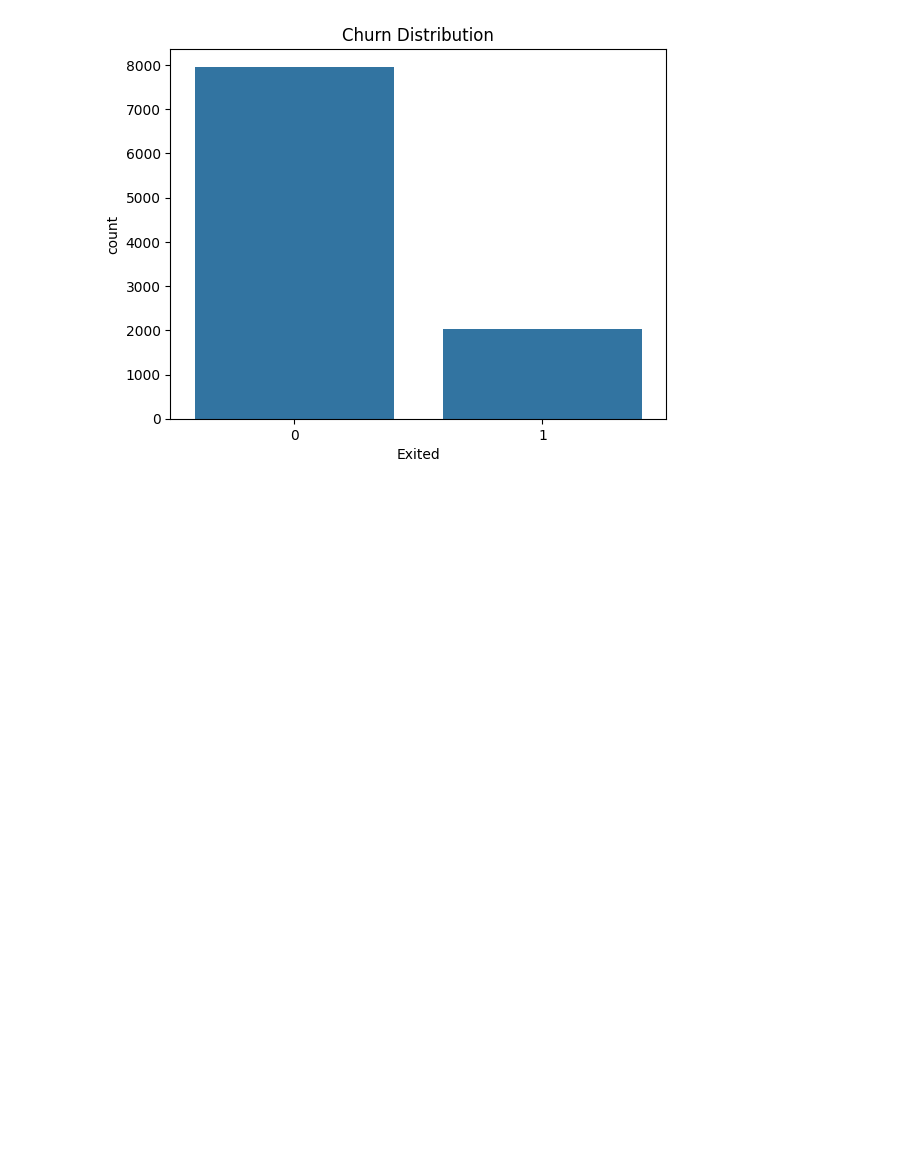
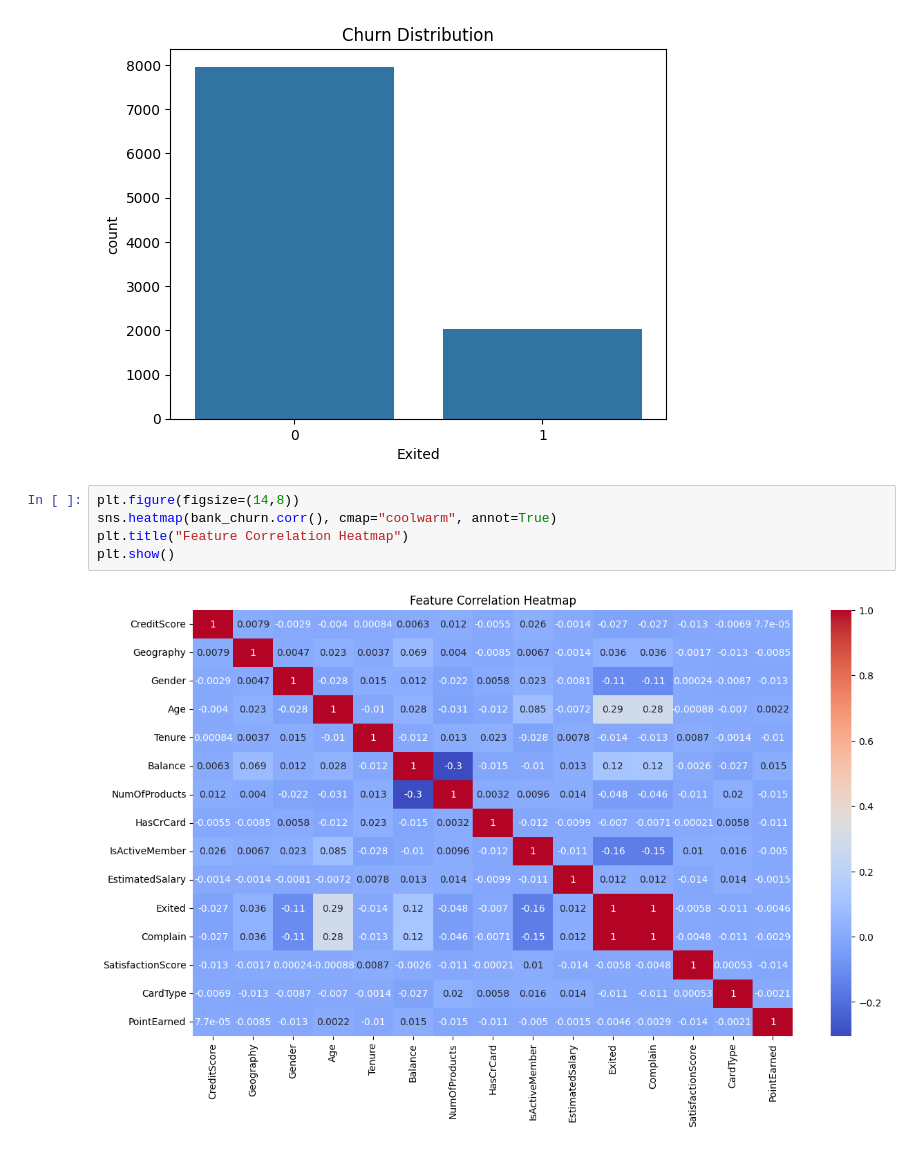
Before and after one commit to mmagut5/Bank-Churn, a Jupyter notebook: notebooks/bank_churn.ipynb, the cells around one changed output. Saved outputs shown, nothing was run; the diff lists cells and outputs as text; blank space fills up the shorter version.

Commit message:
correlation between target and features

```diff
--- a/notebooks/bank_churn.ipynb
+++ b/notebooks/bank_churn.ipynb
@@ -168,3 +168,10 @@ plt.title("Churn Distribution")
 plt.show()
 # %% [output]
 [figure]
+# %%
+plt.figure(figsize=(14,8))
+sns.heatmap(bank_churn.corr(), cmap="coolwarm", annot=True)
+plt.title("Feature Correlation Heatmap")
+plt.show()
+# %% [output]
+[figure, added]
```
